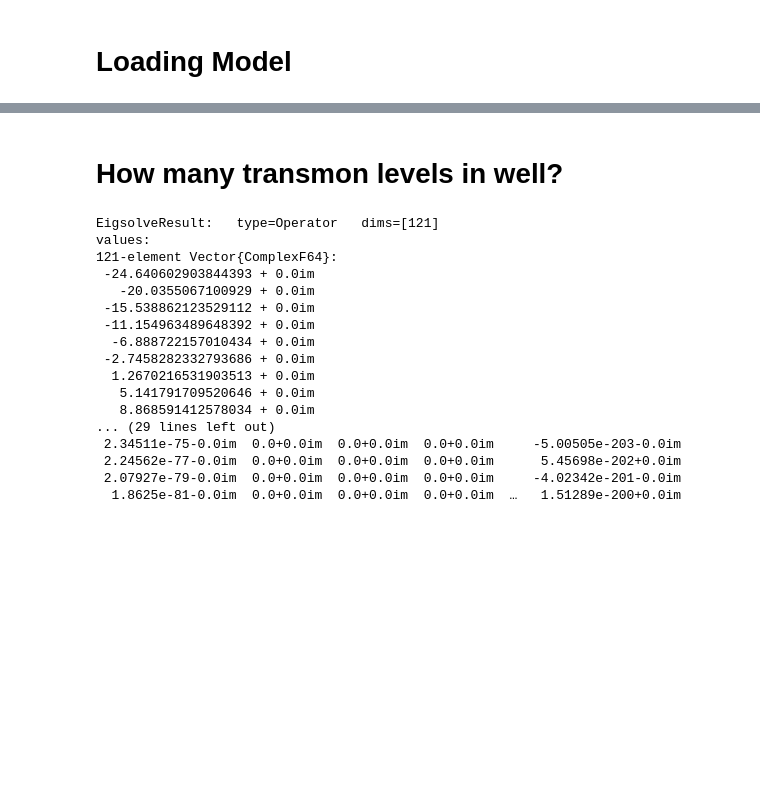
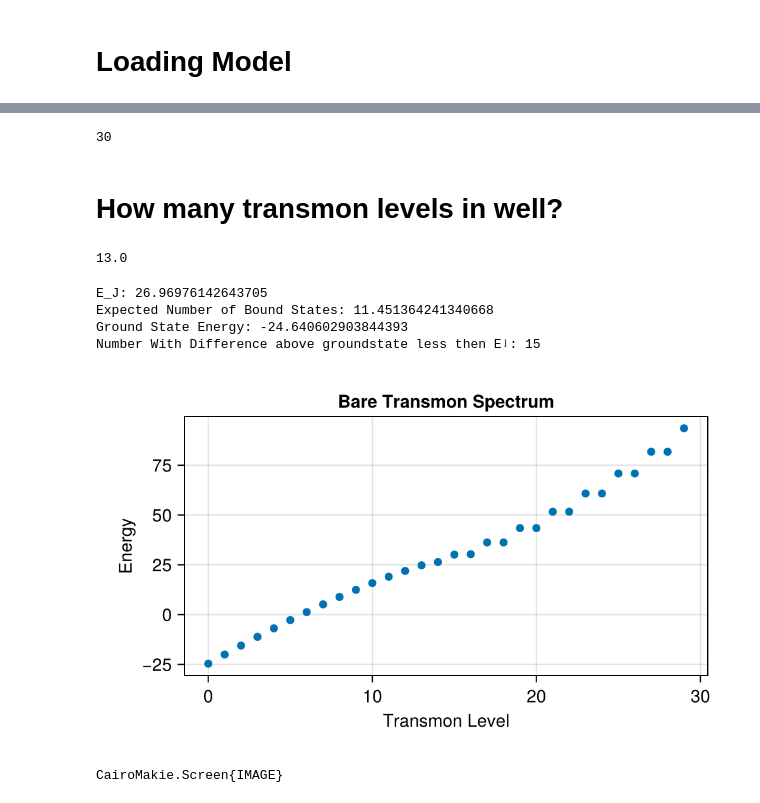
Before and after one commit to chakramlab/CavityModeDriveSimulations, a Jupyter notebook: UsingJuliaBase/TransmonIonization.ipynb, the cells around one changed output, grey strips where cells are left out. Saved outputs shown, nothing was run; the diff lists cells and outputs as text; code cells hidden in the pictures; blank space fills up the shorter version.

Commit message:
Working on transmon Ionization

```diff
--- a/UsingJuliaBase/TransmonIonization.ipynb
+++ b/UsingJuliaBase/TransmonIonization.ipynb
@@ -42,5 +42,4 @@ Base.CoreLogging.SimpleLogger(VSCodeServer.IJuliaCore.IJuliaStdio{Base.PipeEndpo
 # %% [markdown]
 # Loading Model
 # %%
-Mode3 = SC.Circuits.Transmon_Resonators.load("ModelSaves/Mode3/Mode3.json");
-proj_dict = SC.Utils.Get_Projection_Ops(Mode3.dressed_states);
+Model = SC.Circuits.Transmon_Resonators.load("ModelSaves/Mode3LargeTransmon/Mode3LargeTransmon.json");
@@ -47,23 +50,37 @@ proj_dict = SC.Utils.Get_Projection_Ops(Mode3.dressed_states);
+# %%
+Model.params["Nt"]
+# %% [output]
+30
 # %% [markdown]
 # How many transmon levels in well?
-# %%
-E_J = Mode3.hilbertspace.Components["Transmon"]
-Mode3.hilbertspace.Components["Transmon"].eigsys_full[1]
-# %% [output]
-EigsolveResult:   type=Operator   dims=[121]
-values:
-121-element Vector{ComplexF64}:
- -24.640602903844393 + 0.0im
-   -20.0355067100929 + 0.0im
- -15.538862123529112 + 0.0im
- -11.154963489648392 + 0.0im
-  -6.888722157010434 + 0.0im
- -2.7458282332793686 + 0.0im
-  1.2670216531903513 + 0.0im
-   5.141791709520646 + 0.0im
-   8.868591412578034 + 0.0im
-... (29 lines left out)
- 2.34511e-75-0.0im  0.0+0.0im  0.0+0.0im  0.0+0.0im     -5.00505e-203-0.0im
- 2.24562e-77-0.0im  0.0+0.0im  0.0+0.0im  0.0+0.0im      5.45698e-202+0.0im
- 2.07927e-79-0.0im  0.0+0.0im  0.0+0.0im  0.0+0.0im     -4.02342e-201-0.0im
-  1.8625e-81-0.0im  0.0+0.0im  0.0+0.0im  0.0+0.0im  …   1.51289e-200+0.0im
+# %%
+52/4
+# %% [output]
+13.0
+# %%
+E_J = Model.hilbertspace.Components["Transmon"].Eʲ
+E_C = Model.hilbertspace.Components["Transmon"].Eᶜ
+ωp = sqrt(8*E_C*E_J)
+println("E_J: $E_J")
+println("Expected Number of Bound States: $(2*E_J/ωp)")
+energies = real.(Model.hilbertspace.Components["Transmon"].eigsys_full.values);
+println("Ground State Energy: $(energies[1])")
+
+println("Number With Difference above groundstate less then Eʲ: $(length(findall(x->x<E_J, energies)))")
+# %% [output]
+E_J: 26.96976142643705
+Expected Number of Bound States: 11.451364241340668
+Ground State Energy: -24.640602903844393
+Number With Difference above groundstate less then Eʲ: 15
+# %%
+f = cm.Figure(size = (500, 300))
+ax = cm.Axis(f[1,1], title = "Bare Transmon Spectrum", xlabel = "Transmon Level", ylabel = "Energy")
+
+y = copy(energies)[1:30]
+x = collect(0:(length(y)-1))
+cm.scatter!(ax, x, y)
+
+display(f)
+# %% [output]
+[figure, added]
+CairoMakie.Screen{IMAGE}
```
Also changed, not shown: parts of 10 cells of this notebook, 2 other files.
